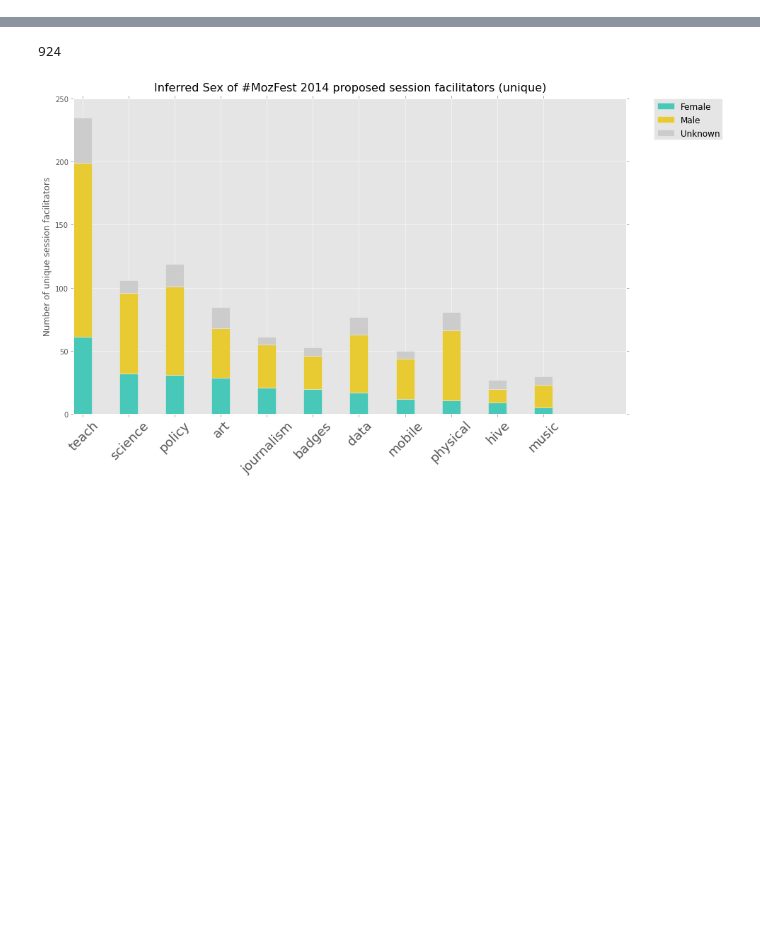
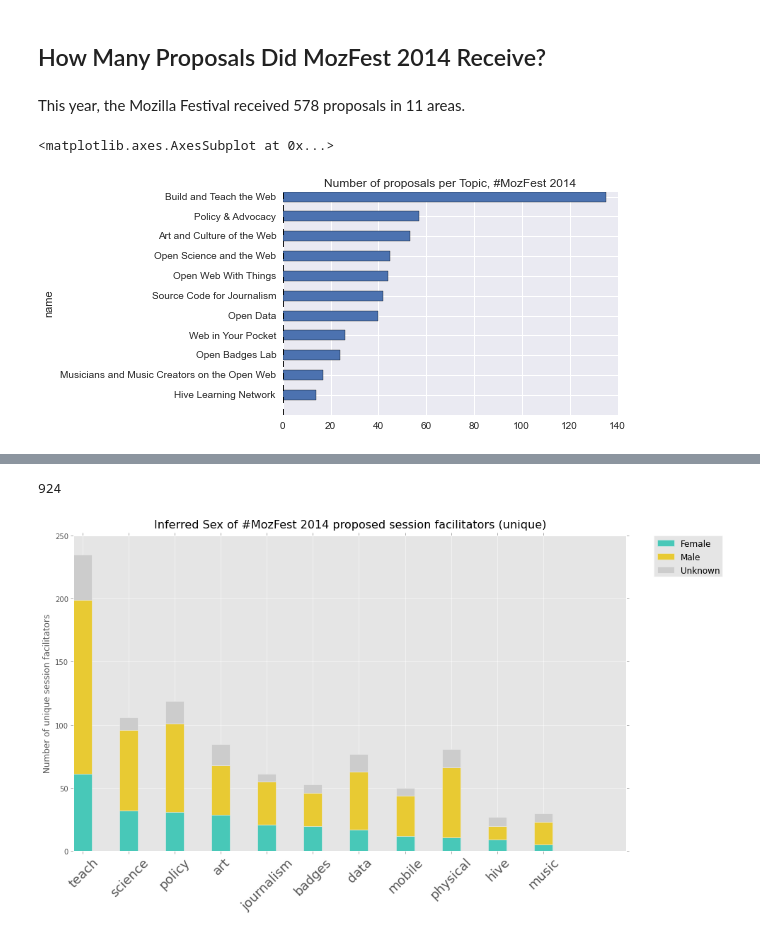
Before and after one commit to natematias/conference-proposers, a Jupyter notebook: Mozilla Session Proposal Report.ipynb, the cells around one changed output, grey strips where cells are left out. Cells and saved outputs as stored; diff of their text form; code cells hidden in the pictures; blank space fills up the shorter version.

Commit message:
Adding pandas

```diff
--- a/Mozilla Session Proposal Report.ipynb
+++ b/Mozilla Session Proposal Report.ipynb
@@ -5,12 +5,15 @@ import math
 import os
 import numpy as np
 import matplotlib.pyplot as plt
-from pylab import *
+import pandas as pd
+#from pylab import *
+import seaborn as sns
 from IPython.display import display, HTML
 %matplotlib inline
-from mpltools import style
-from mpltools import layout
-style.use('ggplot')
+
+#from mpltools import style
+#from mpltools import layout
+#style.use('ggplot')
 
 #load proposals
 proposals = json.loads(codecs.open(os.path.join("data","proposals.json"),"r").read())
@@ -119,0 +27,3 @@ title('Number of Session Proposals and Proposing Organizations by Theme, #MozFes
+# %%
+themes_df = pd.DataFrame(proposals['themes'])
+themes_df.head()
@@ -119,0 +37,13 @@ title('Number of Session Proposals and Proposing Organizations by Theme, #MozFes
+# %% [markdown]
+## How Many Proposals Did MozFest 2014 Receive?
+# %%
+display(HTML("<p>This year, the Mozilla Festival received {0} proposals in {1} areas.</p>".format(len(proposals['sessions']), len(proposals['themes']))))
+# %% [output]
+This year, the Mozilla Festival received 578 proposals in 11 areas.
+# %%
+themes_df.sort('totalProposals',ascending=True).plot('name','totalProposals',
+                                                     kind='barh',
+                                                     title='Number of proposals per Topic, #MozFest 2014')
+# %% [output]
+<matplotlib.axes.AxesSubplot at 0x...>
+[figure, added]
```
Also changed, not shown: parts of 14 cells of this notebook.
